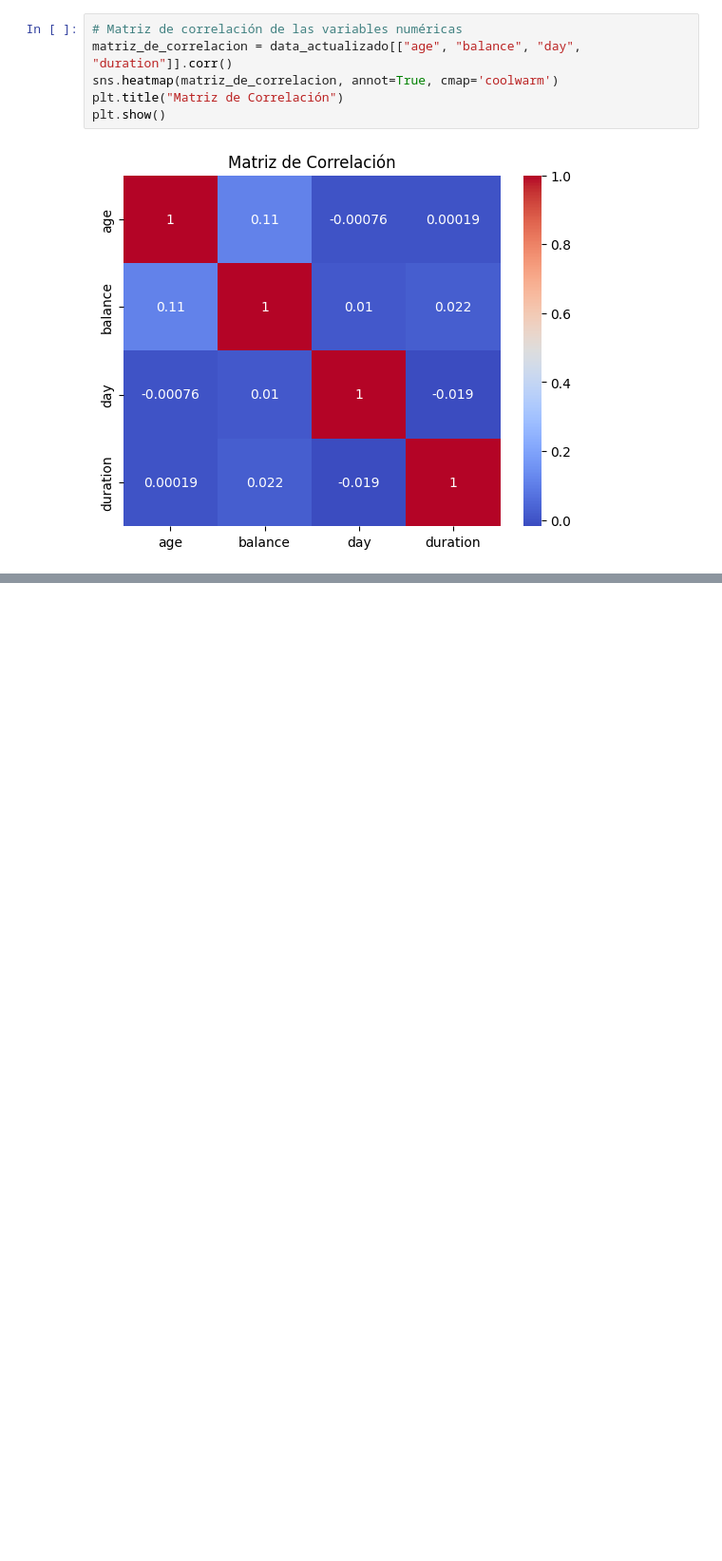
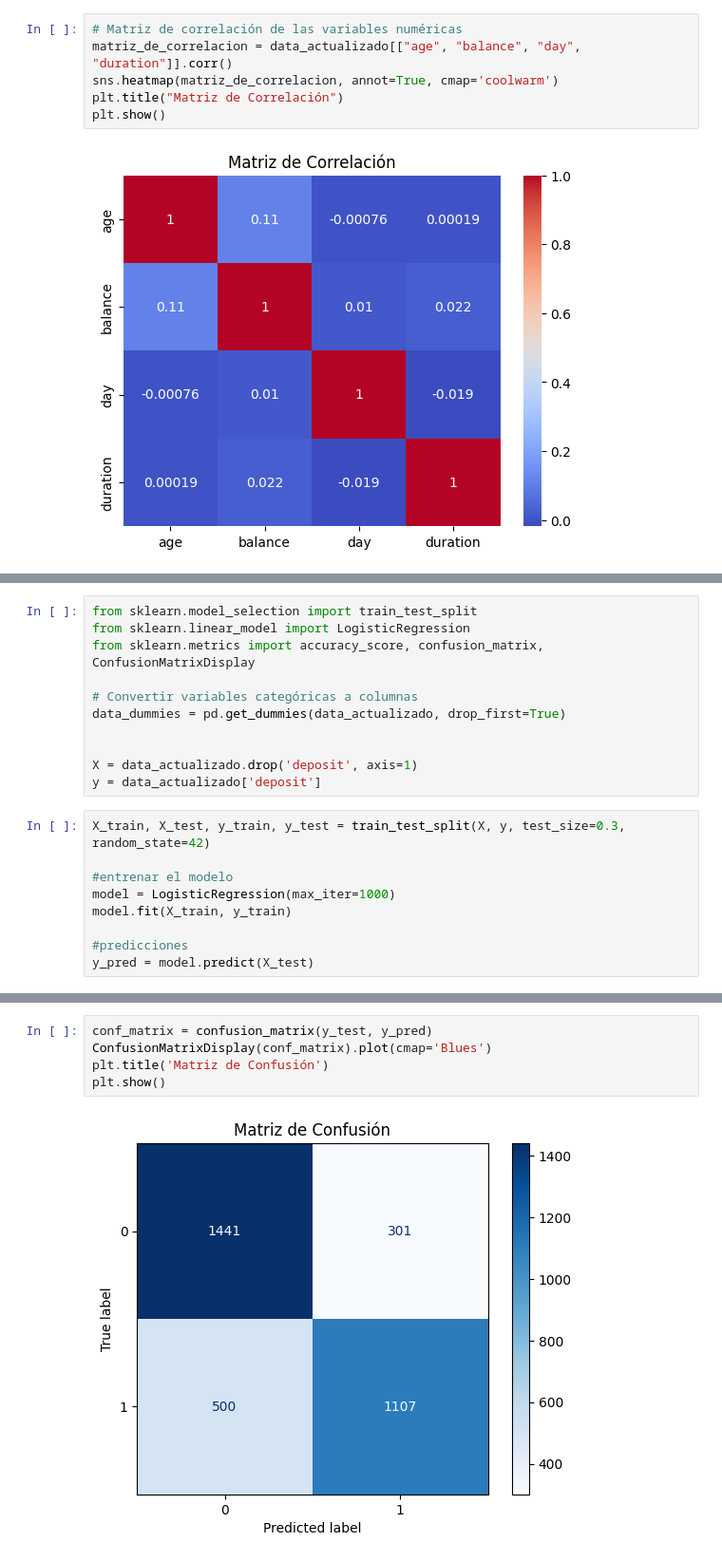
Before and after one commit to gabislot07/Chona-avanzado-2024, a Jupyter notebook: clase 1-Regr. Logistica.ipynb, the cells around one changed output, grey strips where cells are left out. Shown at 95% size. Cells and saved outputs as stored; diff of their text form; blank space fills up the shorter version.

Commit message:
FINALIZADA LA clase 23/30 - regresion logistica

```diff
--- a/clase 1-Regr. Logistica.ipynb
+++ b/clase 1-Regr. Logistica.ipynb
@@ -101,0 +104,20 @@ plt.show()
+# %%
+from sklearn.model_selection import train_test_split
+from sklearn.linear_model import LogisticRegression
+from sklearn.metrics import accuracy_score, confusion_matrix, ConfusionMatrixDisplay
+
+# Convertir variables categóricas a columnas
+data_dummies = pd.get_dummies(data_actualizado, drop_first=True)
+
+
+X = data_actualizado.drop('deposit', axis=1)
+y = data_actualizado['deposit']
+# %%
+X_train, X_test, y_train, y_test = train_test_split(X, y, test_size=0.3, random_state=42)
+
+#entrenar el modelo
+model = LogisticRegression(max_iter=1000)
+model.fit(X_train, y_train)
+
+#predicciones
+y_pred = model.predict(X_test)
@@ -101,0 +141,7 @@ plt.show()
+# %%
+conf_matrix = confusion_matrix(y_test, y_pred)
+ConfusionMatrixDisplay(conf_matrix).plot(cmap='Blues')
+plt.title('Matriz de Confusión')
+plt.show()
+# %% [output]
+[figure, added]
```
Also changed, not shown: parts of 5 cells of this notebook.
